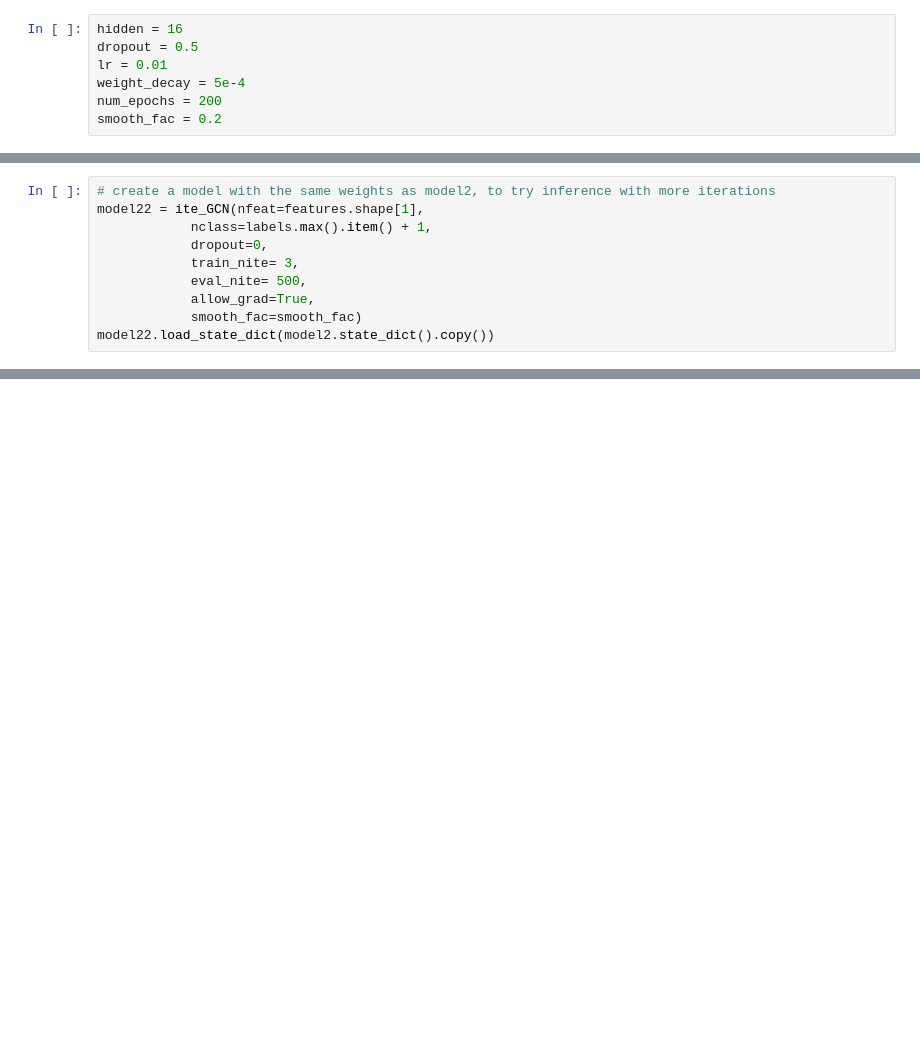
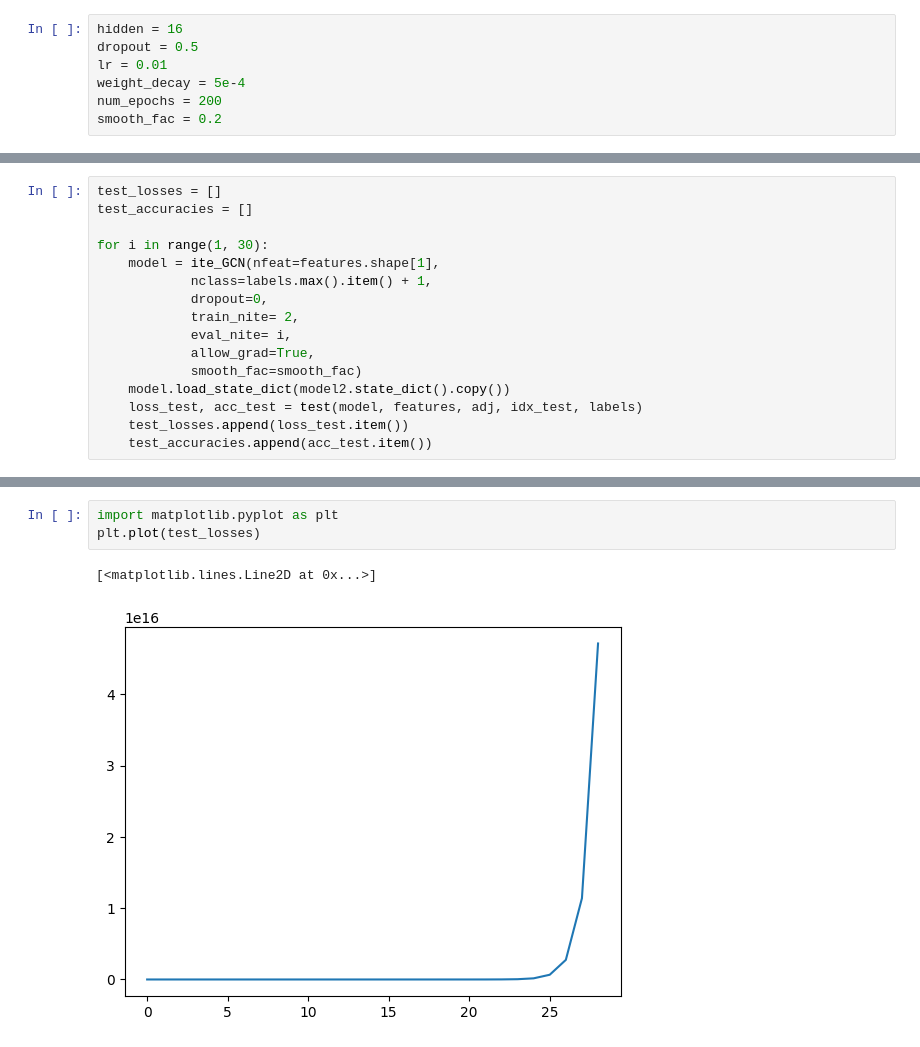
Before and after one commit to SizhuangHe/IterativeMethods, a Jupyter notebook: GCNexperiments/pygcn-master/pygcn/experiments.ipynb, the cells around one changed output, grey strips where cells are left out. Cells and saved outputs as stored; diff of their text form; blank space fills up the shorter version.

```diff
--- a/GCNexperiments/pygcn-master/pygcn/experiments.ipynb
+++ b/GCNexperiments/pygcn-master/pygcn/experiments.ipynb
@@ -92,11 +128,17 @@ odict_keys(['gc.weight', 'gc.bias', 'linear_no_bias.weight', 'linear_no_bias.bia
 # %%
-# create a model with the same weights as model2, to try inference with more iterations
-model22 = ite_GCN(nfeat=features.shape[1],
+test_losses = []
+test_accuracies = []
+
+for i in range(1, 30):
+    model = ite_GCN(nfeat=features.shape[1],
             nclass=labels.max().item() + 1,
             dropout=0,
-            train_nite= 3,
-            eval_nite= 500,
+            train_nite= 2,
+            eval_nite= i,
             allow_grad=True,
             smooth_fac=smooth_fac)
-model22.load_state_dict(model2.state_dict().copy())
+    model.load_state_dict(model2.state_dict().copy())
+    loss_test, acc_test = test(model, features, adj, idx_test, labels)
+    test_losses.append(loss_test.item())
+    test_accuracies.append(acc_test.item())
 # %% [output]
@@ -105,0 +162,6 @@ Gradient flows to all iterations:  True
+# %%
+import matplotlib.pyplot as plt
+plt.plot(test_losses)
+# %% [output]
+[<matplotlib.lines.Line2D at 0x...>]
+[figure, added]
```
Also changed, not shown: parts of 12 cells of this notebook, 2 other files.
